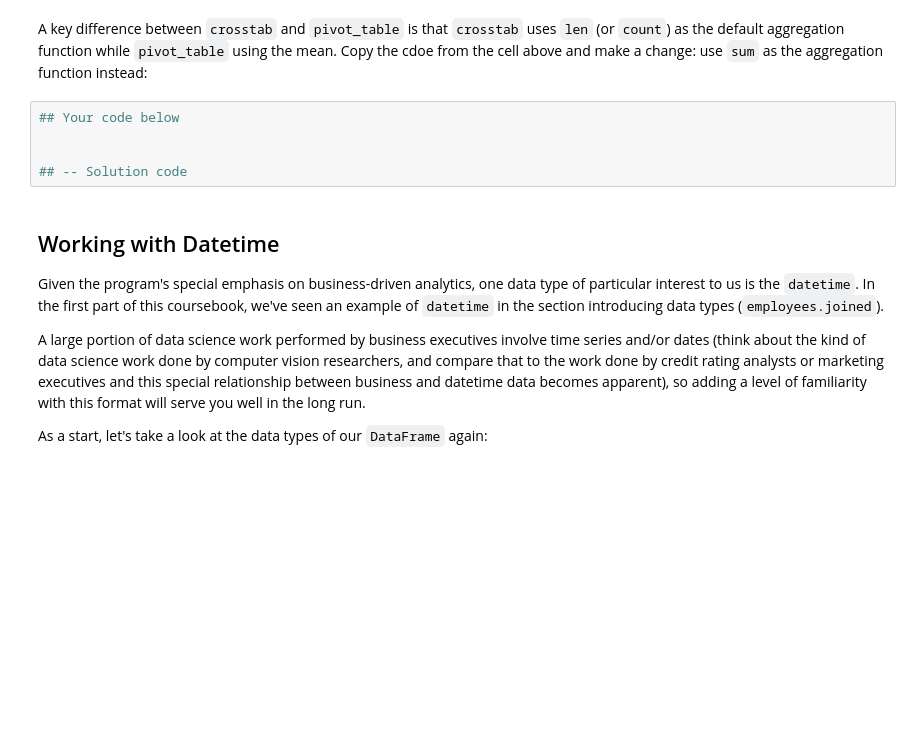
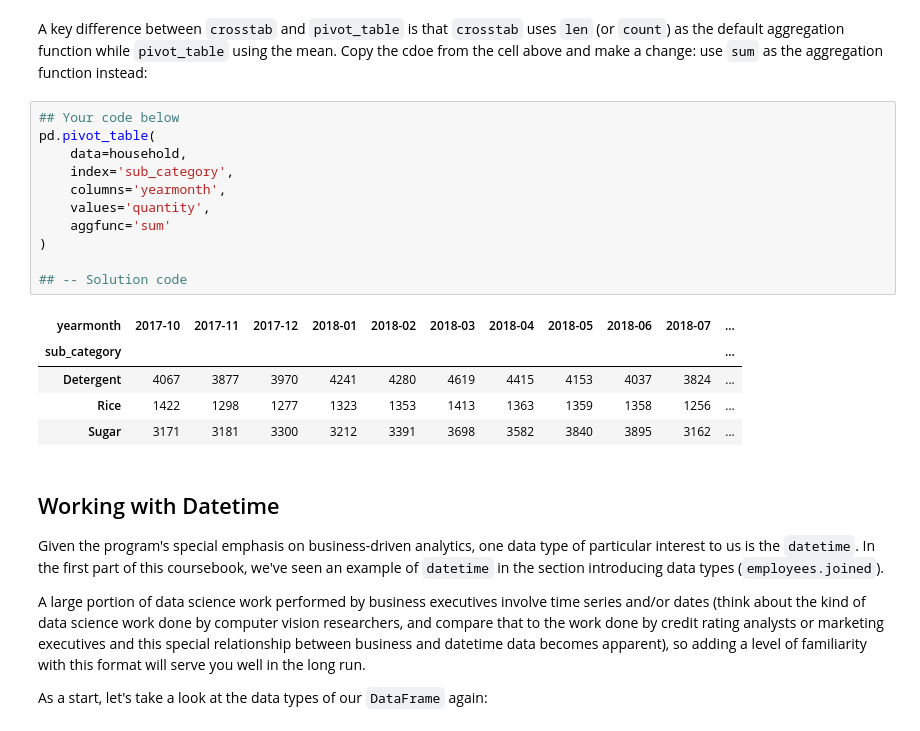
Before and after one commit to natali/dataanalysis, a Jupyter notebook: 2_Exploratory_Data_Analysis2.ipynb, the cells around one changed output. Saved outputs shown, nothing was run; the diff lists cells and outputs as text; blank space fills up the shorter version.

```diff
--- a/2_Exploratory_Data_Analysis2.ipynb
+++ b/2_Exploratory_Data_Analysis2.ipynb
@@ -388,9 +398,21 @@ pd.pivot_table(
 A key difference between `crosstab` and `pivot_table` is that `crosstab` uses `len` (or `count`) as the default aggregation function while `pivot_table` using the mean. Copy the cdoe from the cell above and make a change: use `sum` as the aggregation function instead:
 # %%
 ## Your code below
-
+pd.pivot_table(
+    data=household,
+    index='sub_category',
+    columns='yearmonth',
+    values='quantity',
+    aggfunc='sum'
+)
 
 ## -- Solution code
+# %% [output]
+| yearmonth | 2017-10 | 2017-11 | 2017-12 | 2018-01 | 2018-02 | 2018-03 | 2018-04 | 2018-05 | 2018-06 | 2018-07 | ... |
+| sub_category |  |  |  |  |  |  |  |  |  |  | ... |
+| Detergent | 4067 | 3877 | 3970 | 4241 | 4280 | 4619 | 4415 | 4153 | 4037 | 3824 | ... |
+| Rice | 1422 | 1298 | 1277 | 1323 | 1353 | 1413 | 1363 | 1359 | 1358 | 1256 | ... |
+| Sugar | 3171 | 3181 | 3300 | 3212 | 3391 | 3698 | 3582 | 3840 | 3895 | 3162 | ... |
 # %% [markdown]
 ## Working with Datetime
 
```
Also changed, not shown: parts of 21 cells of this notebook, 10 other files.
